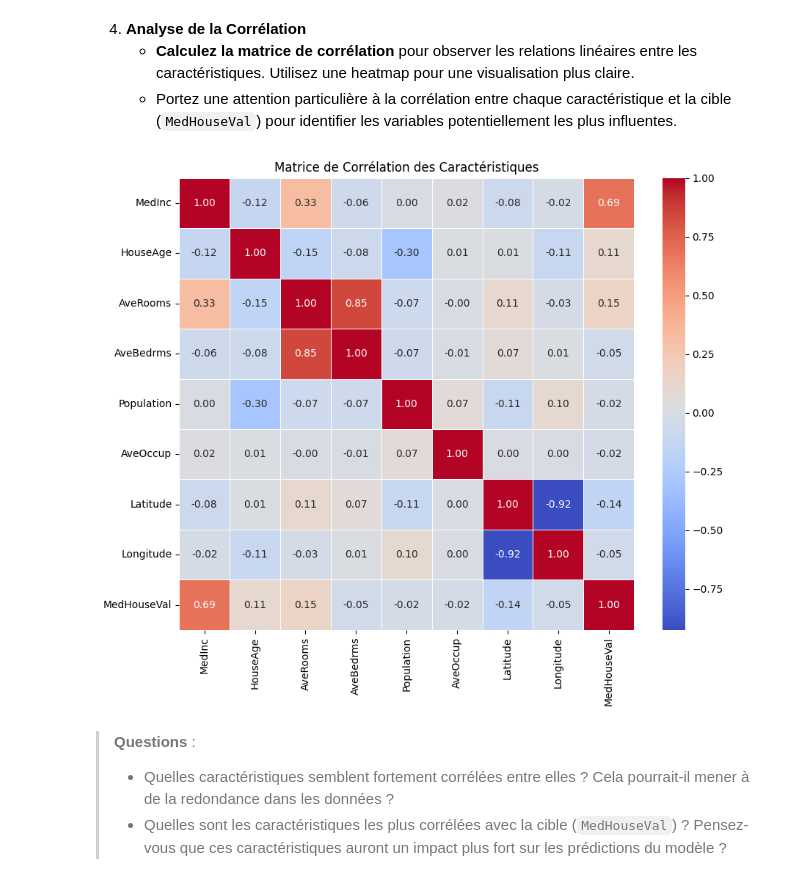
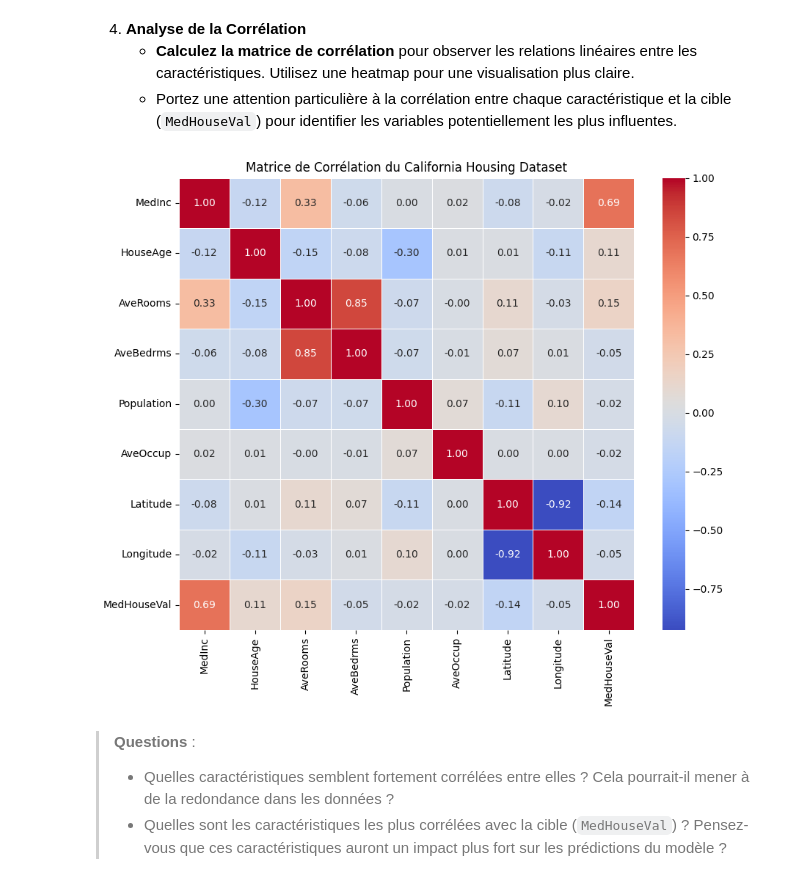
Before and after one commit to hodades/California_housing_price.ipynb, a Jupyter notebook: California_housing_price.ipynb, the cells around one changed output. Drawn from its saved outputs; the diff is of its cells as text; code cells hidden in the pictures.

```diff
--- a/California_housing_price.ipynb
+++ b/California_housing_price.ipynb
@@ -180,15 +180,9 @@ Cette base de données nous permet d'explorer les facteurs influençant les vale
    - Le dataset California Housing est inclus dans `scikit-learn`. Utilisez la fonction `fetch_california_housing()` pour charger les données.
 # %%
 # Insérez votre code ici pour charger le California Housing Dataset
-# Import necessary libraries
 from sklearn.datasets import fetch_california_housing
-import pandas as pd
-
-# Load the dataset
-housing = fetch_california_housing()
-
-# Convert to a DataFrame
-housing_df = pd.DataFrame(housing.data, columns=housing.feature_names)
+california_data = fetch_california_housing(as_frame=True)
+df = california_data.frame
 # %% [markdown]
 2. **Transformer en DataFrame**
    - Une fois le dataset chargé, transformez les données en un DataFrame `pandas`.
@@ -306,23 +287,19 @@ plt.show()
    - **Calculez la matrice de corrélation** pour observer les relations linéaires entre les caractéristiques. Utilisez une heatmap pour une visualisation plus claire.
    - Portez une attention particulière à la corrélation entre chaque caractéristique et la cible (`MedHouseVal`) pour identifier les variables potentiellement les plus influentes.
 # %%
-# Insérez votre code ici pour calculer et visualiser la matrice de corrélation
-# Importer seaborn pour la heatmap
 import seaborn as sns
 import matplotlib.pyplot as plt
 
 # Calculer la matrice de corrélation
-correlation_matrix = housing_df.corr()
-
-# Définir la taille de la figure
-plt.figure(figsize=(10, 8))
+correlation_matrix = df.corr()
 
 # Afficher la heatmap de la matrice de corrélation
+plt.figure(figsize=(10, 8))
 sns.heatmap(correlation_matrix, annot=True, cmap='coolwarm', fmt=".2f", linewidths=0.5)
-plt.title("Matrice de Corrélation des Caractéristiques")
+plt.title("Matrice de Corrélation du California Housing Dataset")
 plt.show()
 # %% [output]
-[figure, old version]
+[figure, new version]
 # %% [markdown]
 > **Questions** :
 > - Quelles caractéristiques semblent fortement corrélées entre elles ? Cela pourrait-il mener à de la redondance dans les données ?
```
Also changed, not shown: parts of 43 cells of this notebook.
